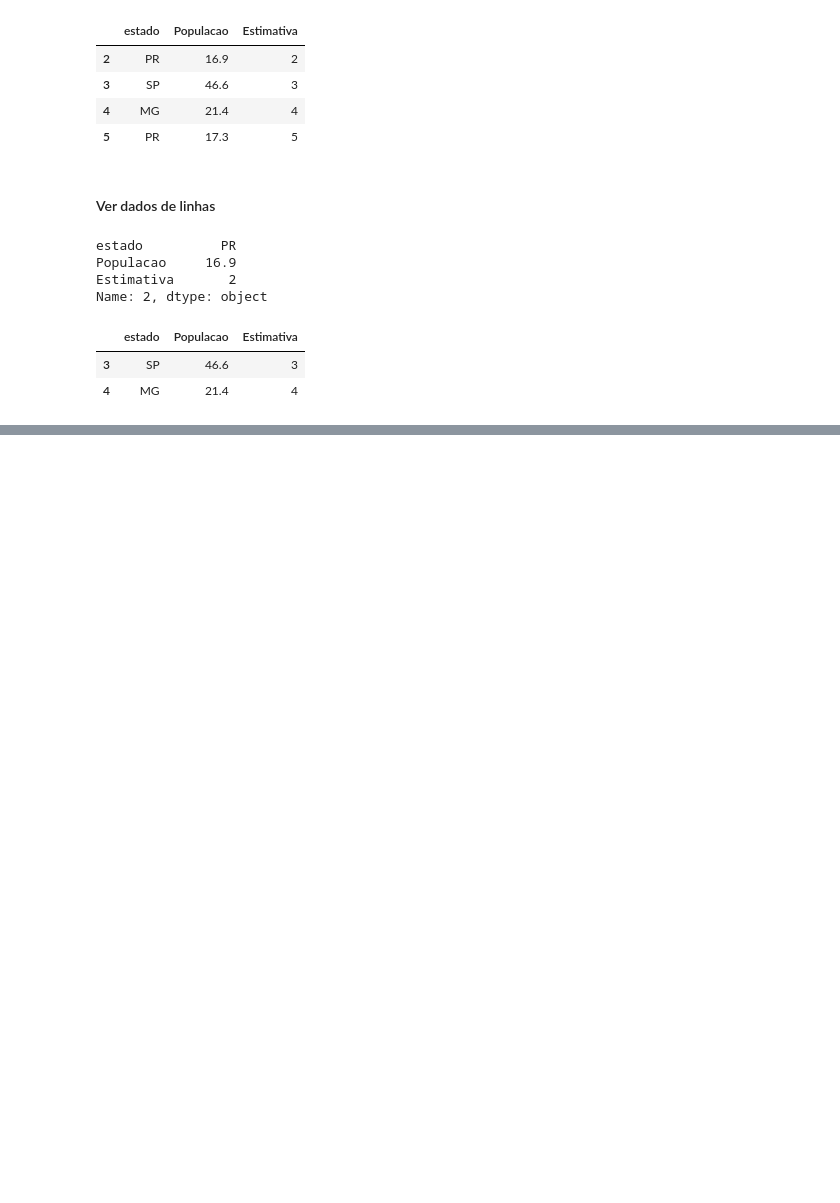
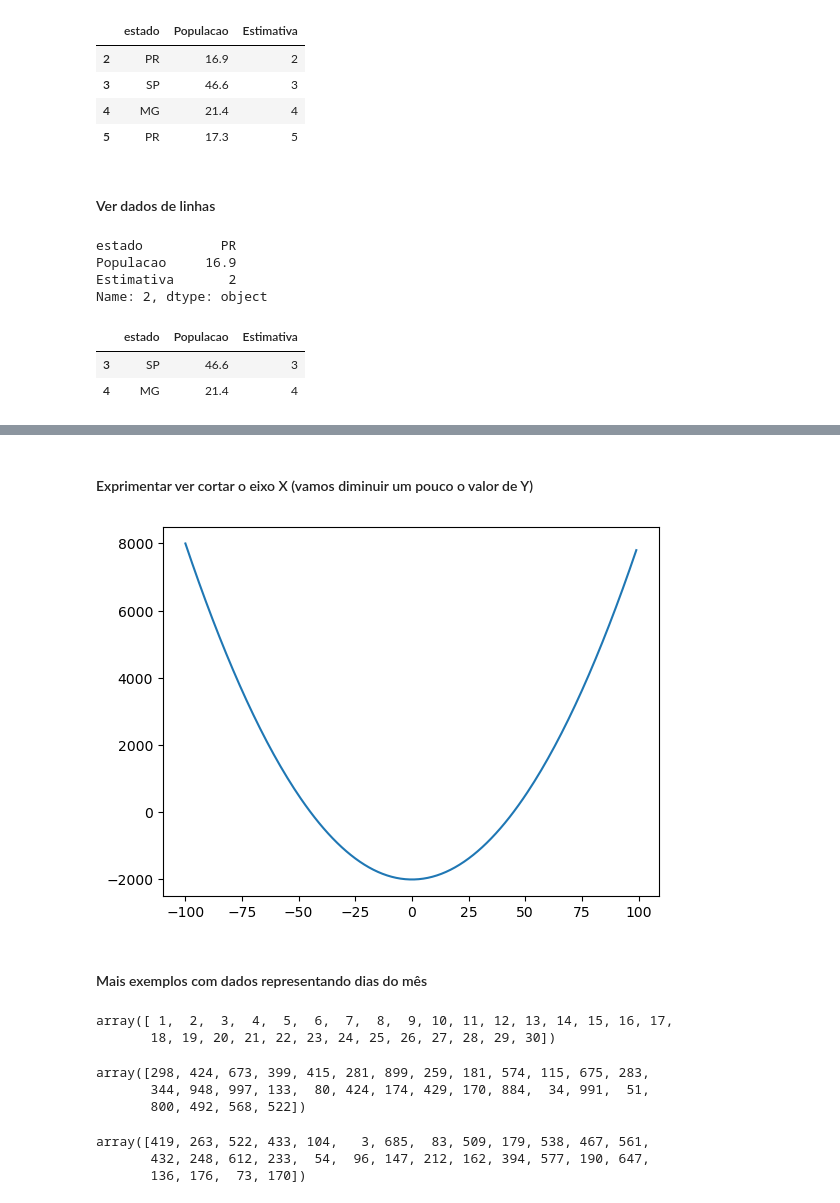
Before and after one commit to hgatoma/projecto-ds-01, a Jupyter notebook: ds-project-one.ipynb, the cells around one changed output, grey strips where cells are left out. Drawn from its saved outputs; the diff is of its cells as text; code cells hidden in the pictures; blank space fills up the shorter version.

```diff
--- a/ds-project-one.ipynb
+++ b/ds-project-one.ipynb
@@ -695,0 +721,15 @@ df2
+# %% [markdown]
+#### Exprimentar ver cortar o eixo X (vamos diminuir um pouco o valor de Y)
+# %%
+plt.plot(x1, (x1**2) - 2000)
+plt.show()
+# %% [output]
+[figure, added]
+# %% [markdown]
+#### Mais exemplos com dados representando dias do mês
+# %%
+dias = np.arange(1, 31)
+dias
+# %% [output]
+array([ 1,  2,  3,  4,  5,  6,  7,  8,  9, 10, 11, 12, 13, 14, 15, 16, 17,
+       18, 19, 20, 21, 22, 23, 24, 25, 26, 27, 28, 29, 30])
@@ -695,0 +739,12 @@ df2
+# %%
+vacinados
+# %% [output]
+array([298, 424, 673, 399, 415, 281, 899, 259, 181, 574, 115, 675, 283,
+       344, 948, 997, 133,  80, 424, 174, 429, 170, 884,  34, 991,  51,
+       800, 492, 568, 522])
+# %%
+contagios
+# %% [output]
+array([419, 263, 522, 433, 104,   3, 685,  83, 509, 179, 538, 467, 561,
+       432, 248, 612, 233,  54,  96, 147, 212, 162, 394, 577, 190, 647,
+       136, 176,  73, 170])
```
Also changed, not shown: parts of 47 cells of this notebook.
